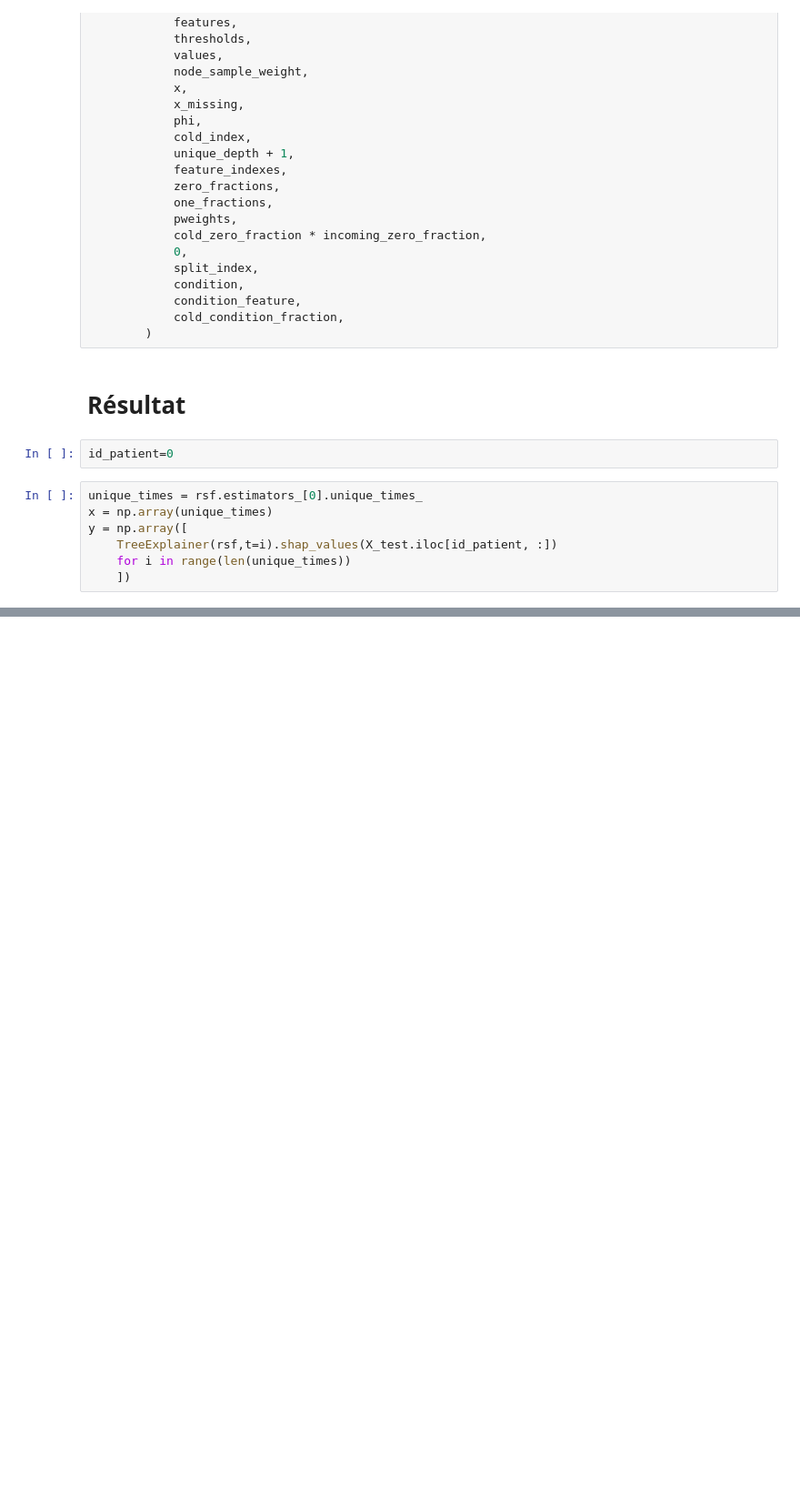
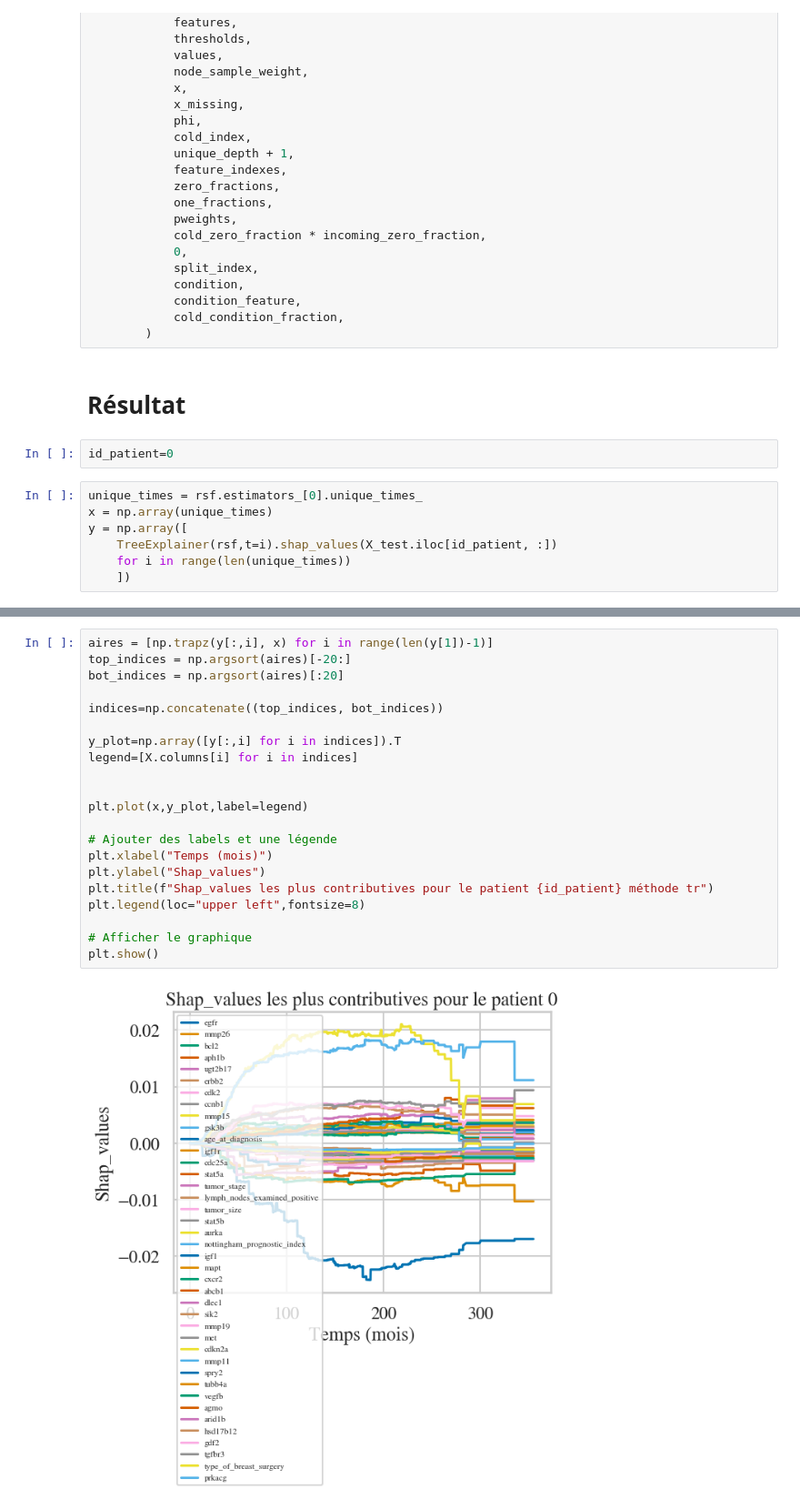
Before and after one commit to Clement-Dn/Surv-ML, a Jupyter notebook: SurvTreeShap_Metabric.ipynb, the cells around one changed output, grey strips where cells are left out. Shown at 91% size. Drawn from its saved outputs; the diff is of its cells as text; blank space fills up the shorter version.

Commit message:
aires sous la coruve

```diff
--- a/SurvTreeShap_Metabric.ipynb
+++ b/SurvTreeShap_Metabric.ipynb
@@ -609,0 +616,23 @@ plt.show()
+# %%
+aires = [np.trapz(y[:,i], x) for i in range(len(y[1])-1)]
+top_indices = np.argsort(aires)[-20:]
+bot_indices = np.argsort(aires)[:20]
+
+indices=np.concatenate((top_indices, bot_indices))
+
+y_plot=np.array([y[:,i] for i in indices]).T
+legend=[X.columns[i] for i in indices]
+
+
+plt.plot(x,y_plot,label=legend)
+
+# Ajouter des labels et une légende
+plt.xlabel("Temps (mois)")
+plt.ylabel("Shap_values")
+plt.title(f"Shap_values les plus contributives pour le patient {id_patient} méthode tr")
+plt.legend(loc="upper left",fontsize=8)
+
+# Afficher le graphique
+plt.show()
+# %% [output]
+[figure, added]
```
Also changed, not shown: parts of 4 cells of this notebook.
